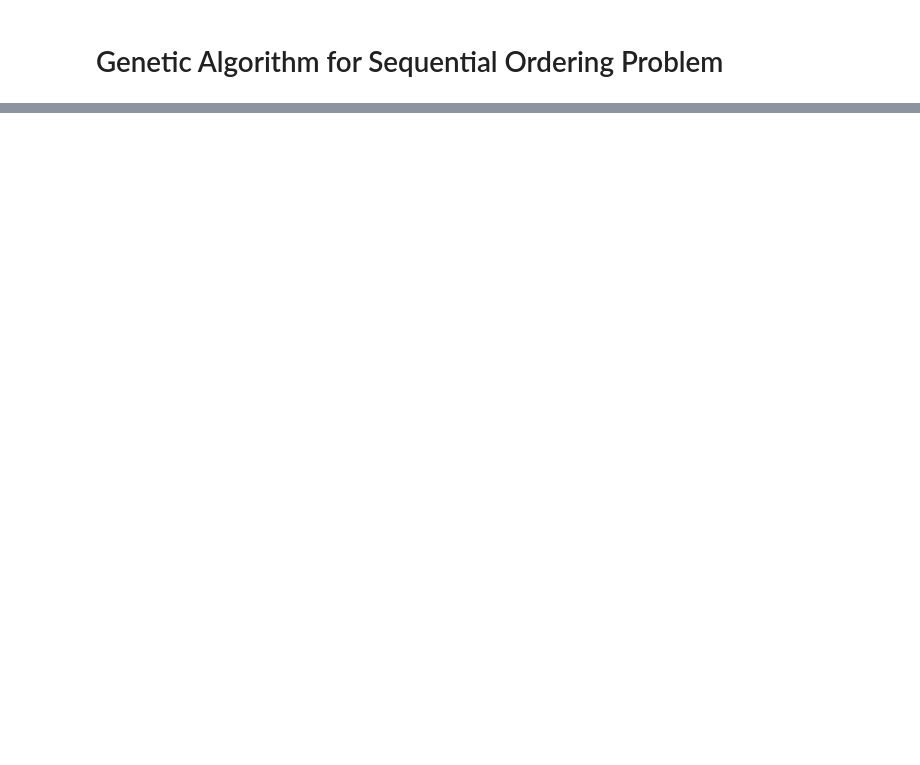
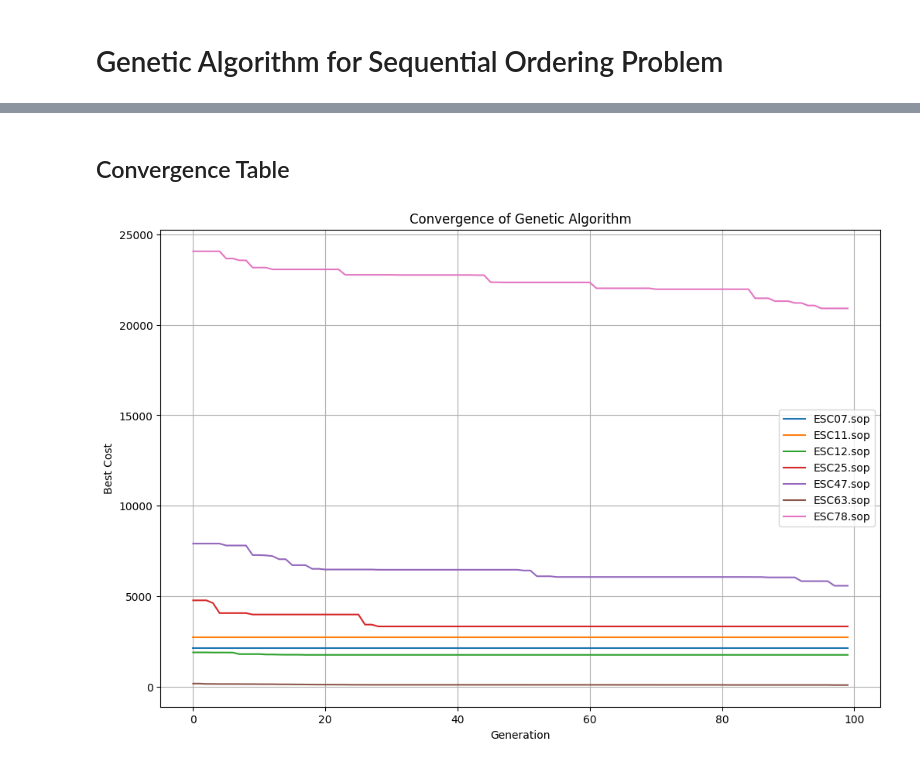
Before and after one commit to ErnestMaxim/GA-ACO-SOPComparison, a Jupyter notebook: src/genetic_algorithn.ipynb, the cells around one changed output, grey strips where cells are left out. Saved outputs shown, nothing was run; the diff lists cells and outputs as text; code cells hidden in the pictures; blank space fills up the shorter version.

Commit message:
genetic_algorithn modification

```diff
--- a/src/genetic_algorithn.ipynb
+++ b/src/genetic_algorithn.ipynb
@@ -354,0 +342,6 @@ class GeneticSolver:
+# %%
+def solve_instance(file_path, pop_size=50, generations=100, verbose=False):
+    sop = SOP(file_path)
+    solver = GeneticSolver(sop, pop_size=pop_size, generations=generations)
+    result = solver.solve(verbose=verbose)
+    return result
@@ -354,0 +445,21 @@ class GeneticSolver:
+# %%
+if __name__ == "__main__":
+    instances = ["ESC07", "ESC11", "ESC12", "ESC25", "ESC47", "ESC63", "ESC78"]
+
+    # Process the instances
+    results = process_all_instances(
+        data_dir="../data",
+        instance_names=instances,
+        pop_size=50,
+        generations=100,
+        parallel=False,
+        verbose=True
+    )
+
+    # Save results to the results directory
+    save_results(results, output_dir="./results")
+
+    # Display the final results
+    print("\nFinal Results Summary:")
+    for name, result in results.items():
+        print(f"Instance: {name}, Best Cost: {result['cost']}")
@@ -354,0 +484,21 @@ class GeneticSolver:
+# %% [markdown]
+## Convergence Table
+# %%
+def plot_convergence(results):
+    plt.figure(figsize=(12, 8))
+
+    for name, result in results.items():
+        stats = pd.DataFrame(result['stats'])
+        plt.plot(stats['generation'], stats['best_cost'], label=name)
+
+    plt.xlabel('Generation')
+    plt.ylabel('Best Cost')
+    plt.title('Convergence of Genetic Algorithm')
+    plt.legend()
+    plt.grid(True)
+    plt.savefig('./results/convergence_plot.png')
+    plt.show()
+
+plot_convergence(results)
+# %% [output]
+[figure, added]
```
Also changed, not shown: parts of 12 cells of this notebook.
